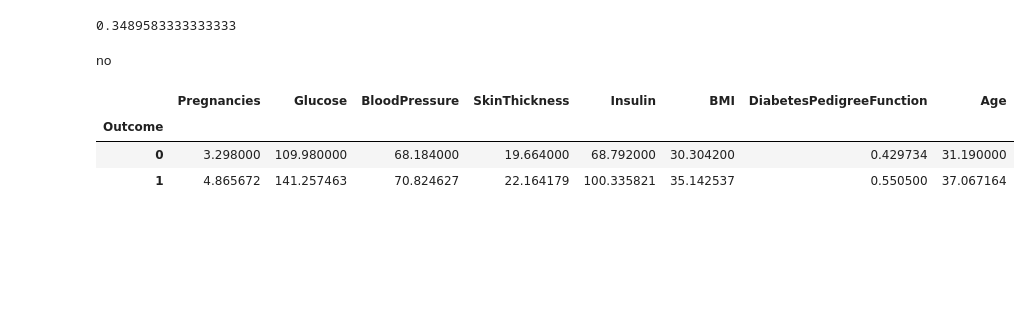
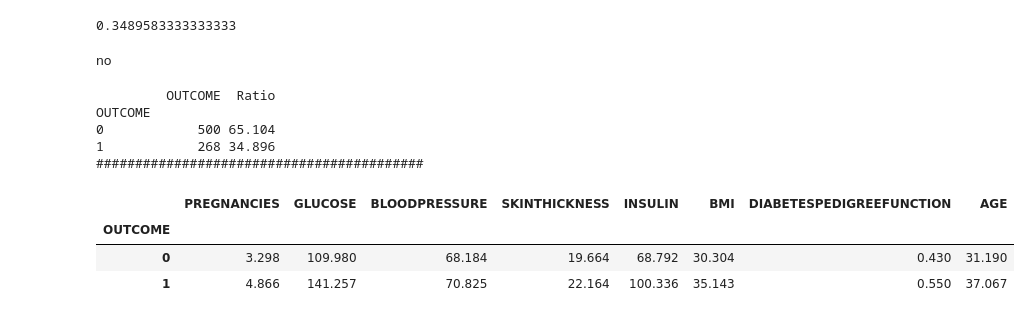
Before and after one commit to busrasurucu/Diabetes-Feature-Engineering, a Jupyter notebook: diabetes-feature-engineering.ipynb, the cells around one changed output. Cells and saved outputs as stored; diff of their text form; code cells hidden in the pictures; blank space fills up the shorter version.

```diff
--- a/diabetes-feature-engineering.ipynb
+++ b/diabetes-feature-engineering.ipynb
@@ -45,12 +45,13 @@ from sklearn.preprocessing import LabelEncoder
 from sklearn.preprocessing import StandardScaler
 from sklearn.ensemble import RandomForestClassifier
 from sklearn.model_selection import train_test_split
-from sklearn.metrics import accuracy_score
+from sklearn.metrics import accuracy_score, precision_score, recall_score, f1_score, roc_auc_score
 
 
 pd.set_option("display.width", 500)
 pd.set_option("display.max_columns", None)
 pd.set_option("display.expand_frame_repr", False)
+pd.set_option("display.float_format", lambda x: "%.3f" % x)
 
 df_ = pd.read_csv("/kaggle/input/diabetes/diabetes.csv")
 df = df_.copy()
@@ -64,0 +66,3 @@ df.head()
+# %%
+df.columns = [col.upper() for col in df.columns]
+df.head()
@@ -99,30 +110,31 @@ Outcome                   768.0    0.348958    0.476951   0.000   0.000   0.0000
 def grab_col_names(df, cat_th=10, car_th=20):
 
     """
-    Veri setindeki kategorik, numerik ve kategorik fakat kardinal değişkenlerin isimlerini verir.
+    Provides the names of categorical, numerical, and categorical but cardinal variables in the dataset.
 
     Parameters
     ----------
     df : dataframe
-        Değişken isimleri alınmak istenen dataframedir.
+        The dataframe from which variable names are to be obtained.
     cat_th: int, float
-        numerik fakat kategorik olan değişkenler için sınıf eşik değeri
+        Class threshold value for numerical but categorical variables.
     car_th: int, float
-        kategorik fakat kardinal değişkenler için sınıf eşik değeri
+        Class threshold value for categorical but cardinal variables.
 
     Returns
     -------
     cat_cols: list
-        kategorik değişken listesi
+        List of categorical variables.
     num_cols: list
-        numerik değişken listesi
+        List of numerical variables.
     cat_but_car: list
-        kategorik görünümlü kardinal değişken listesi
+        List of cardinal-looking categorical variables.
 
     Notes
     -------
-    cat_cols + num_cols + cat_but_car = toplam değişken sayısı
-    num_but_cat cat_col'un içerisindedir.
+    cat_cols + num_cols + cat_but_car = total number of variables.
+    num_but_cat is included in cat_col.
+
     """
     cat_cols = [col for col in df.columns if str(df[col].dtypes) in ["category", "object", "bool"]]
 
@@ -183,11 +195,28 @@ for col in cat_cols:
         print("no")
 # %% [output]
 no
+# %%
+def cat_summary(dataframe, col_name, plot=False):
+    print(pd.DataFrame({col_name: dataframe[col_name].value_counts(),
+                        "Ratio": 100 * dataframe[col_name].value_counts() / len(dataframe)}))
+    print("##########################################")
+    if plot:
+        sns.countplot(x=dataframe[col_name], data=dataframe)
+        plt.show()
+
+for col in cat_cols:
+    cat_summary(df,col)
+# %% [output]
+         OUTCOME  Ratio
+OUTCOME
+0            500 65.104
+1            268 34.896
+##########################################
 # %%
-df.groupby("Outcome")[num_cols].mean()
+df.groupby("OUTCOME")[num_cols].mean()
 # %% [output]
-|  | Pregnancies | Glucose | BloodPressure | SkinThickness | Insulin | BMI | DiabetesPedigreeFunction | Age |
-| Outcome |  |  |  |  |  |  |  |  |
-| 0 | 3.298000 | 109.980000 | 68.184000 | 19.664000 | 68.792000 | 30.304200 | 0.429734 | 31.190000 |
-| 1 | 4.865672 | 141.257463 | 70.824627 | 22.164179 | 100.335821 | 35.142537 | 0.550500 | 37.067164 |
+|  | PREGNANCIES | GLUCOSE | BLOODPRESSURE | SKINTHICKNESS | INSULIN | BMI | DIABETESPEDIGREEFUNCTION | AGE |
+| OUTCOME |  |  |  |  |  |  |  |  |
+| 0 | 3.298 | 109.980 | 68.184 | 19.664 | 68.792 | 30.304 | 0.430 | 31.190 |
+| 1 | 4.866 | 141.257 | 70.825 | 22.164 | 100.336 | 35.143 | 0.550 | 37.067 |
 # %%
```
Also changed, not shown: parts of 45 cells of this notebook.
